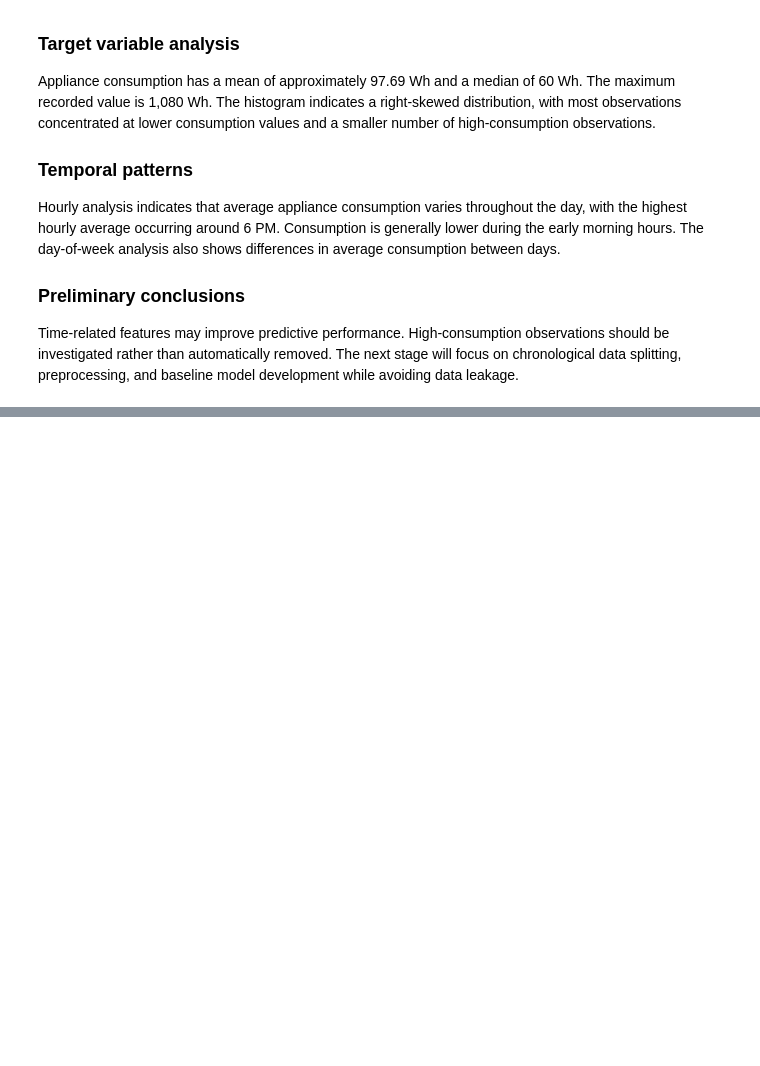
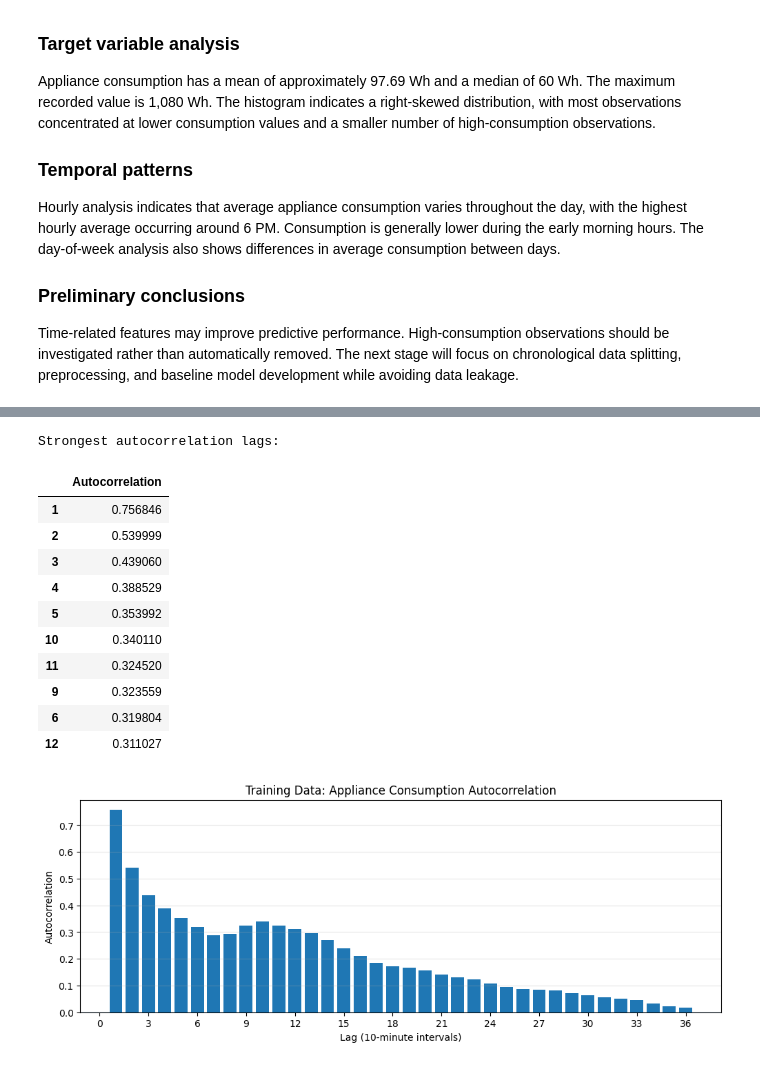
Before and after one commit to Dhanushka0626/Appliance-Energy-Prediction, a Jupyter notebook: Appliance_Energy_Prediction.ipynb, the cells around one changed output, grey strips where cells are left out. Saved outputs shown, nothing was run; the diff lists cells and outputs as text; code cells hidden in the pictures; blank space fills up the shorter version.

```diff
--- a/Appliance_Energy_Prediction.ipynb
+++ b/Appliance_Energy_Prediction.ipynb
@@ -309,0 +792,16 @@ Time-related features may improve predictive performance. High-consumption obser
+# %%
+
+# Lagged target features
+model_df["appliances_lag_1"] = model_df["Appliances"].shift(1)
+model_df["appliances_lag_3"] = model_df["Appliances"].shift(3)
+model_df["appliances_lag_6"] = model_df["Appliances"].shift(6)
+model_df["appliances_lag_18"] = model_df["Appliances"].shift(18)
+
+print("Lag features:")
+display(
+    model_df[
+        ["date", "Appliances", "appliances_lag_1",
+         "appliances_lag_3", "appliances_lag_6",
+         "appliances_lag_18"]
+    ].iloc[18:25]
+)
@@ -309,0 +818,55 @@ Time-related features may improve predictive performance. High-consumption obser
+# %%
+
+import matplotlib.pyplot as plt
+
+# Establish the required chronological 80/20 split
+split_index = int(len(model_df) * 0.80)
+
+train_raw = model_df.iloc[:split_index].copy()
+test_raw = model_df.iloc[split_index:].copy()
+
+# Inspect autocorrelation using the training target
+train_target = train_raw["Appliances"]
+
+max_lag = 36  # Up to 6 hours at 10-minute intervals
+
+autocorrelations = pd.Series(
+    {
+        lag: train_target.autocorr(lag=lag)
+        for lag in range(1, max_lag + 1)
+    },
+    name="Autocorrelation"
+)
+
+print("Strongest autocorrelation lags:")
+display(
+    autocorrelations
+    .abs()
+    .sort_values(ascending=False)
+    .head(10)
+    .to_frame()
+)
+
+plt.figure(figsize=(12, 4))
+plt.bar(autocorrelations.index, autocorrelations.values)
+plt.axhline(0, linewidth=1)
+plt.title("Training Data: Appliance Consumption Autocorrelation")
+plt.xlabel("Lag (10-minute intervals)")
+plt.ylabel("Autocorrelation")
+plt.xticks(range(0, max_lag + 1, 3))
+plt.grid(axis="y", alpha=0.3)
+plt.show()
+# %% [output]
+Strongest autocorrelation lags:
+|  | Autocorrelation |
+| 1 | 0.756846 |
+| 2 | 0.539999 |
+| 3 | 0.439060 |
+| 4 | 0.388529 |
+| 5 | 0.353992 |
+| 10 | 0.340110 |
+| 11 | 0.324520 |
+| 9 | 0.323559 |
+| 6 | 0.319804 |
+| 12 | 0.311027 |
+[figure, added]
```
Also changed, not shown: parts of 23 cells of this notebook.
